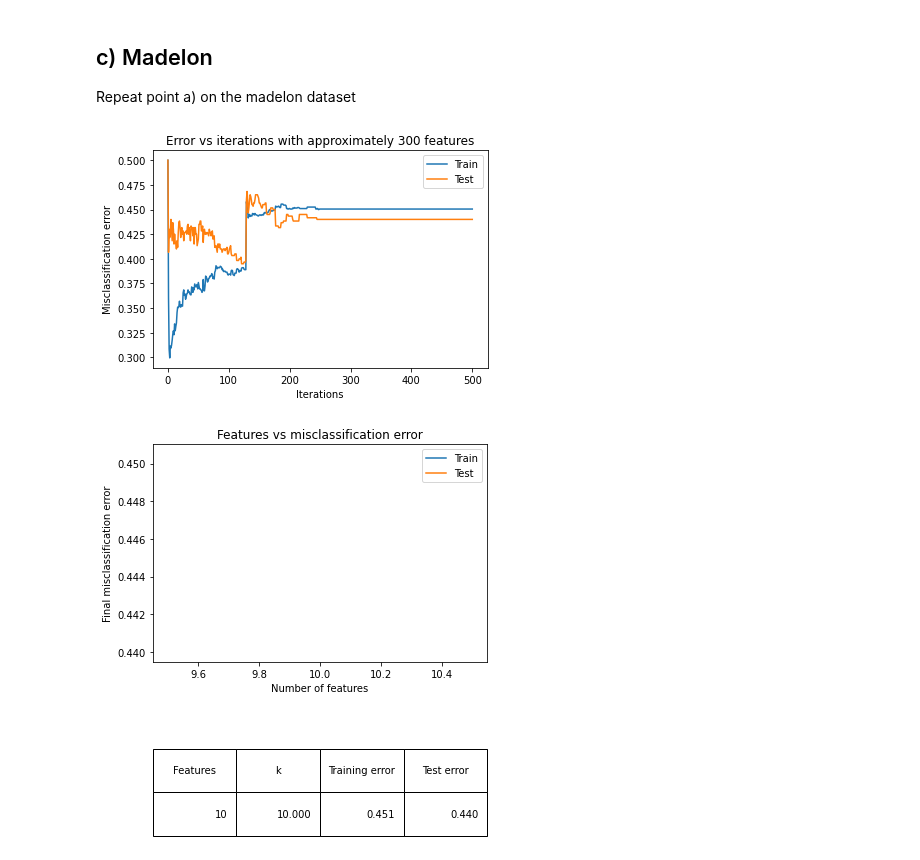
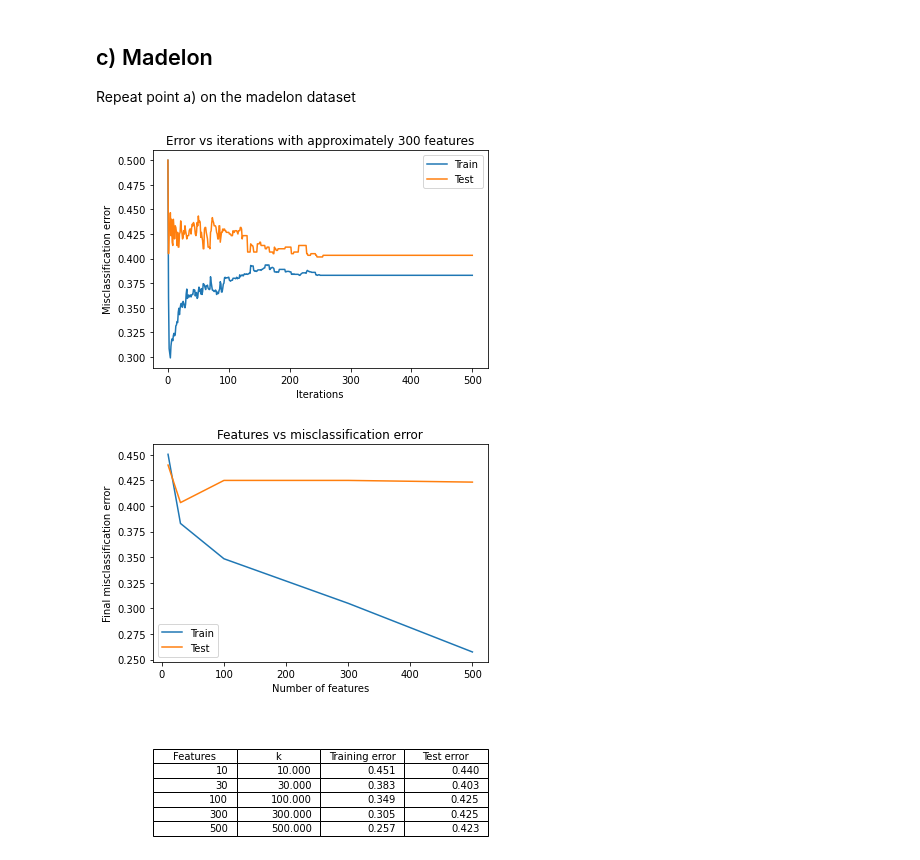
Before and after one commit to Kosaro/MachineLearningAssignments, a Jupyter notebook: FSA.ipynb, the cells around one changed output. Drawn from its saved outputs; the diff is of its cells as text; code cells hidden in the pictures.

```diff
--- a/FSA.ipynb
+++ b/FSA.ipynb
@@ -194,7 +194,7 @@ def plot_fsa(x_train, y_train, x_test, y_test, thresholds):
         features.append(num_features)
         train_errors.append(train_error[-1])
         test_errors.append(test_error[-1])
-        if i==0:
+        if i==1:
             train_errors_to_plot = train_error
             test_errors_to_plot = test_error
     plot(features, thresholds, test_errors, train_errors, train_errors_to_plot, test_errors_to_plot)
@@ -234,8 +233,7 @@ train_x, train_y, test_x, test_y = get_madelon()
 # %%
 #calibrate_k(train_x, train_y, test_x, test_y)
 # %%
-#plot_fsa(train_x, train_y, test_x, test_y, [10, 30, 100, 300, 500]);
-plot_fsa(train_x, train_y, test_x, test_y, [10]);
+plot_fsa(train_x, train_y, test_x, test_y, [10, 30, 100, 300, 500]);
 # %% [output]
-[figure, old version]
+[figure, new version]
-[figure, old version]
+[figure, new version]
```
Also changed, not shown: parts of 2 cells of this notebook.
